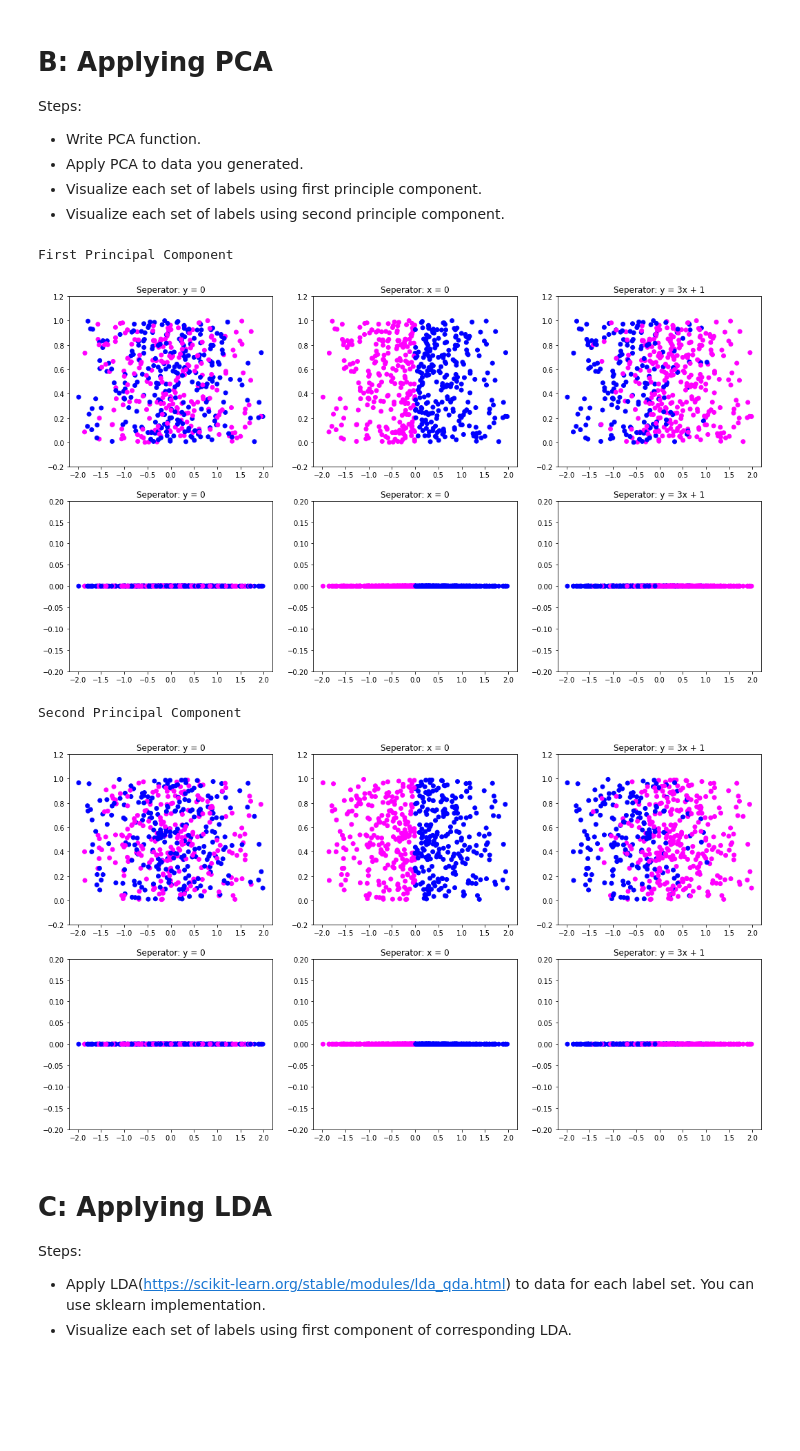
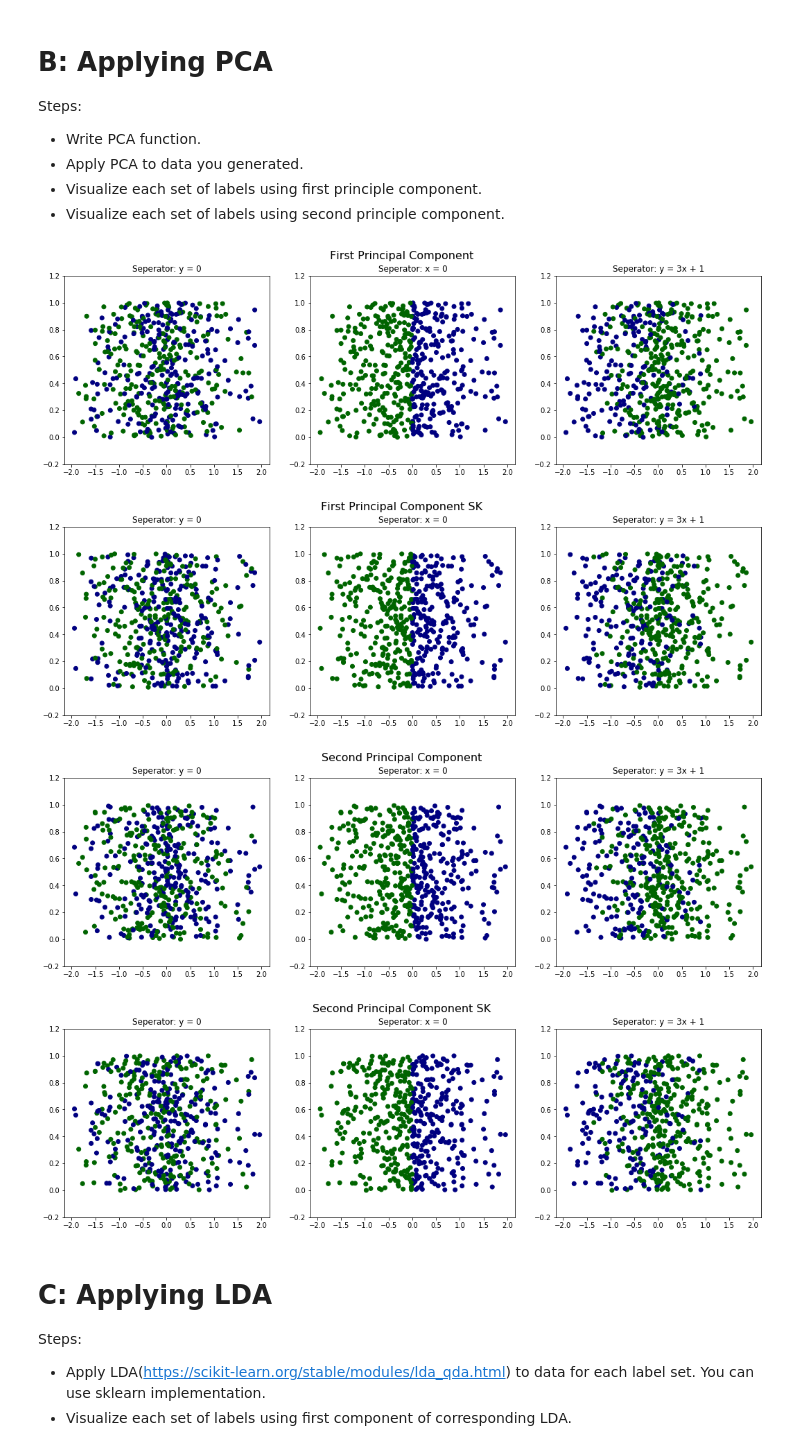
Before and after one commit to nazmicancalik/ml, a Jupyter notebook: 2/hw2.ipynb, the cells around one changed output. Cells and saved outputs as stored; diff of their text form; code cells hidden in the pictures; blank space fills up the shorter version.

Commit message:
added missing plots & compared implemented pca to sklearn pca

```diff
--- a/2/hw2.ipynb
+++ b/2/hw2.ipynb
@@ -21,6 +21,8 @@ Steps:
 * Visualize points with each set of labels in subplots with 1 row, 3 columns where each column corresponds to one set of labels. (Use different colors for each label.)
 # %%
 SIZE = 500
+COLORS = ['darkgreen','navy']
+
 def generate_labels(x_values,y_values):
     labels = []
     for index,x in enumerate(x_values):
@@ -46,22 +48,21 @@ def create_dataset():
     return x_values,y_values
 
 def visualize_data(x_values,y_values,labels):
-    colors = ['magenta','blue']
     fig, axs = plt.subplots(1, 3, figsize=(18, 5))
 
     lim = [-6.0,6.0]
 
-    axs[0].scatter(x_values, y_values, c=labels[:,0], cmap=matplotlib.colors.ListedColormap(colors))
+    axs[0].scatter(x_values, y_values, c=labels[:,0], cmap=matplotlib.colors.ListedColormap(COLORS))
     axs[0].set_xlim(lim)
     axs[0].set_ylim(lim)
     axs[0].set_title('Seperator: y = 0')
 
-    axs[1].scatter(x_values, y_values, c=labels[:,1], cmap=matplotlib.colors.ListedColormap(colors))
+    axs[1].scatter(x_values, y_values, c=labels[:,1], cmap=matplotlib.colors.ListedColormap(COLORS))
     axs[1].set_xlim(lim)
     axs[1].set_ylim(lim)
     axs[1].set_title('Seperator: x = 0')
 
-    axs[2].scatter(x_values, y_values, c=labels[:,2], cmap=matplotlib.colors.ListedColormap(colors))
+    axs[2].scatter(x_values, y_values, c=labels[:,2], cmap=matplotlib.colors.ListedColormap(COLORS))
     axs[2].set_xlim(lim)
     axs[2].set_ylim(lim)
     axs[2].set_title('Seperator: y = 3x + 1')
@@ -83,56 +84,72 @@ Steps:
 * Visualize each set of labels using first principle component.
 * Visualize each set of labels using second principle component.
 # %%
+from sklearn.decomposition import PCA
 def pca(x_values,y_values):
     features = [x_values,y_values]
     features = np.array(features)
     covariance_matrix = np.cov(features)
 
     eigenvalues,eigenvectors = np.linalg.eig(covariance_matrix)
     max_eigenvector_index = np.argmax(eigenvalues)
     min_eigenvector_index = np.argmax(eigenvalues)
 
     pc1_eigenvector = eigenvectors[max_eigenvector_index]
     pc2_eigenvector = eigenvectors[min_eigenvector_index]
 
     features_T = features.T
 
     pc1 = features_T.dot(pc1_eigenvector)
     pc2 = features_T.dot(pc2_eigenvector)
     return pc1,pc2
 
-def visualize_pca(pc,labels,colors=['magenta','blue']):
-    fig, axs = plt.subplots(2, 3, figsize=(18, 10))
+def visualize_pca(pc,labels,title):
+    fig, axs = plt.subplots(1, 3, figsize=(18, 5))
 
     lim = [-0.2,1.2]
-    y_values = np.random.rand(SIZE)
-    for i in range(2):
-        axs[i,0].scatter(x_values, y_values, c=labels[:,0], cmap=matplotlib.colors.ListedColormap(colors))
-        axs[i,0].set_ylim(lim)
-        axs[i,0].set_title('Seperator: y = 0')
+    y = np.random.rand(SIZE)
 
-        axs[i,1].scatter(x_values, y_values, c=labels[:,1], cmap=matplotlib.colors.ListedColormap(colors))
-        axs[i,1].set_ylim(lim)
-        axs[i,1].set_title('Seperator: x = 0')
+    fig.suptitle(title, fontsize=16)
+    axs[0].scatter(x_values, y, c=labels[:,0], cmap=matplotlib.colors.ListedColormap(COLORS))
+    axs[0].set_ylim(lim)
+    axs[0].set_title('Seperator: y = 0')
 
-        axs[i,2].scatter(x_values, y_values, c=labels[:,2], cmap=matplotlib.colors.ListedColormap(colors))
-        axs[i,2].set_ylim(lim)
-        axs[i,2].set_title('Seperator: y = 3x + 1')
-        y_values = np.zeros(SIZE)
-        lim = [-0.2,0.2]
+    axs[1].scatter(x_values, y, c=labels[:,1], cmap=matplotlib.colors.ListedColormap(COLORS))
+    axs[1].set_ylim(lim)
+    axs[1].set_title('Seperator: x = 0')
+
+    axs[2].scatter(x_values, y, c=labels[:,2], cmap=matplotlib.colors.ListedColormap(COLORS))
+    axs[2].set_ylim(lim)
+    axs[2].set_title('Seperator: y = 3x + 1')
+
     plt.show()
 
+
+def sk_pca(x_values,y_values):
+    pca = PCA()
+    feat = [x_values,y_values]
+    feat = np.array(feat)
+    feat_T = feat.T
+    res = pca.fit_transform(feat_T)
+
+    pc1_true = res[:,0]
+    pc2_true = res[:,1]
+
+    return pc1_true,pc2_true
+
 pc1,pc2 = pca(x_values,y_values)
-print('First Principal Component')
-visualize_pca(pc1,labels)
+pc1_true,pc2_true = sk_pca(x_values,y_values)
 
-print('Second Principal Component')
-visualize_pca(pc2,labels)
+visualize_pca(pc1,labels,"First Principal Component")
+visualize_pca(pc1_true,labels,"First Principal Component SK")
+
+visualize_pca(pc2,labels,"Second Principal Component")
+visualize_pca(pc2_true,labels,"Second Principal Component SK")
 # %% [output]
-First Principal Component
-[figure, old version]
+[figure, new version]
-Second Principal Component
-[figure, old version]
+[figure, new version]
+[figure, added]
+[figure, added]
 # %% [markdown]
 # C: Applying LDA
 Steps:
```
Also changed, not shown: parts of 2 cells of this notebook.
